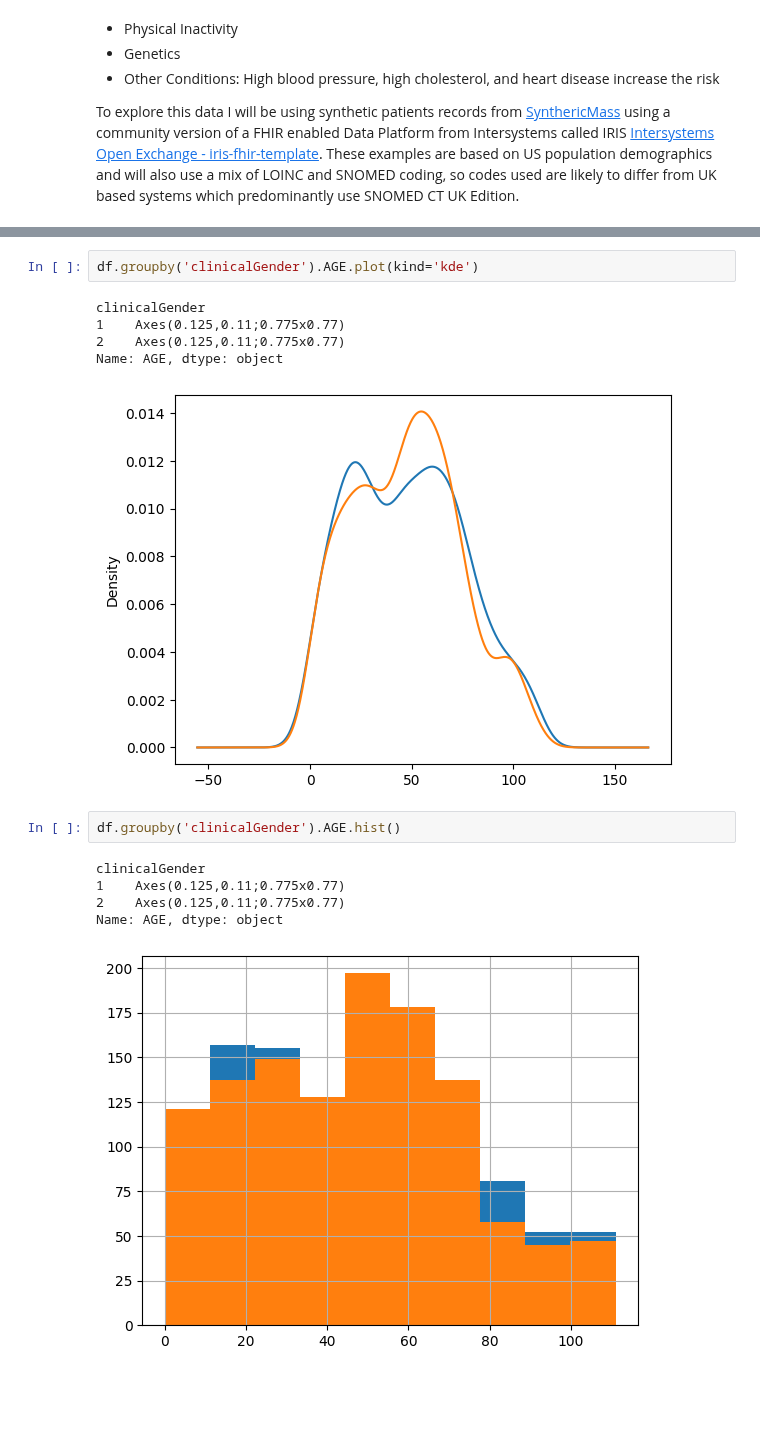
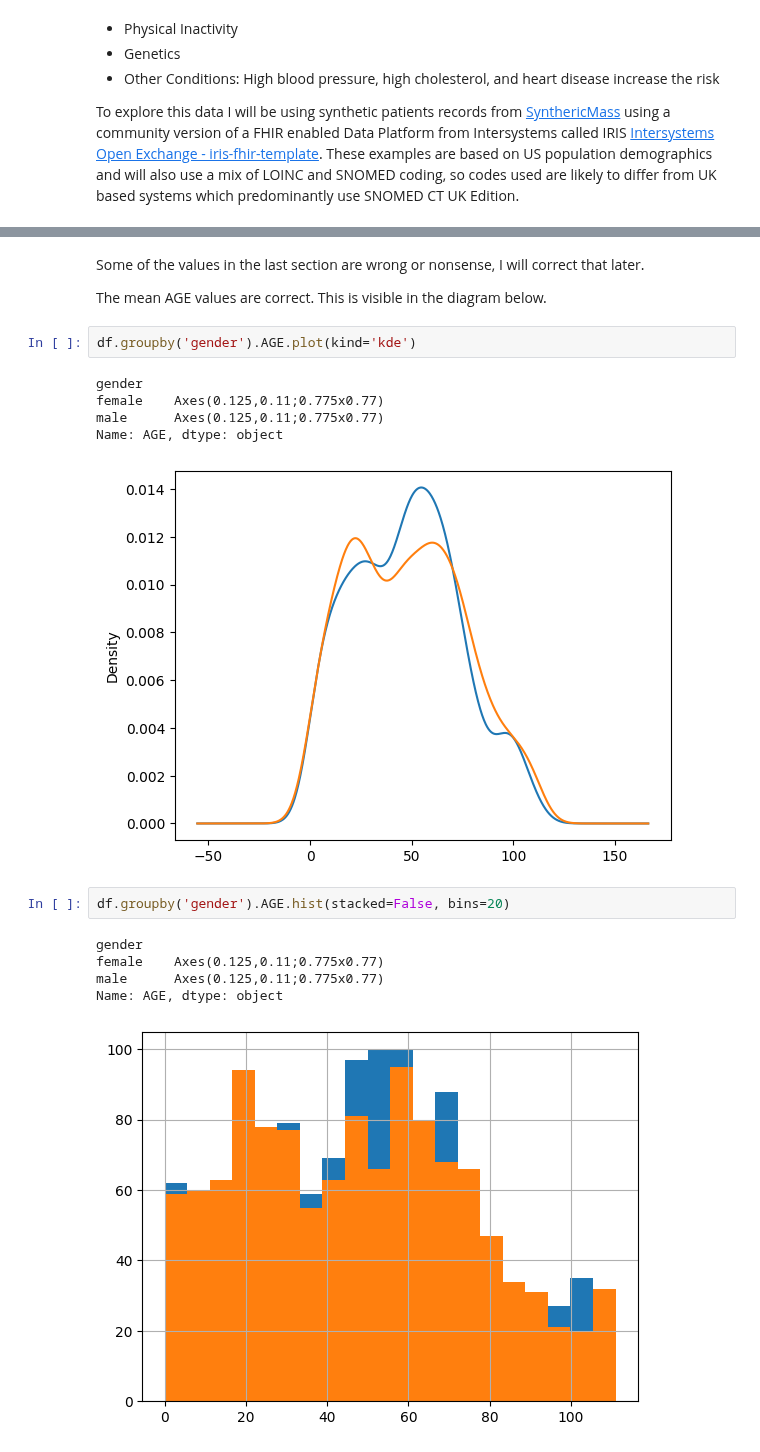
Before and after one commit to Virtually-Healthcare/data-engineering-examples, a Jupyter notebook: Diabetes.ipynb, the cells around one changed output, grey strips where cells are left out. Saved outputs shown, nothing was run; the diff lists cells and outputs as text; blank space fills up the shorter version.

```diff
--- a/Diabetes.ipynb
+++ b/Diabetes.ipynb
@@ -67,16 +82,20 @@ max     111.000000        2.000000       1.000000      1.000000
+# %% [markdown]
+Some of the values in the last section are wrong or nonsense, I will correct that later.
+
+The mean AGE values are correct. This is visible in the diagram below.
 # %%
-df.groupby('clinicalGender').AGE.plot(kind='kde')
+df.groupby('gender').AGE.plot(kind='kde')
 # %% [output]
-clinicalGender
-1    Axes(0.125,0.11;0.775x0.77)
-2    Axes(0.125,0.11;0.775x0.77)
+gender
+female    Axes(0.125,0.11;0.775x0.77)
+male      Axes(0.125,0.11;0.775x0.77)
 Name: AGE, dtype: object
-[figure, old version]
+[figure, new version]
 # %%
-df.groupby('clinicalGender').AGE.hist()
+df.groupby('gender').AGE.hist(stacked=False, bins=20)
 # %% [output]
-clinicalGender
-1    Axes(0.125,0.11;0.775x0.77)
-2    Axes(0.125,0.11;0.775x0.77)
+gender
+female    Axes(0.125,0.11;0.775x0.77)
+male      Axes(0.125,0.11;0.775x0.77)
 Name: AGE, dtype: object
-[figure, old version]
+[figure, new version]
```
Also changed, not shown: parts of 4 cells of this notebook.
